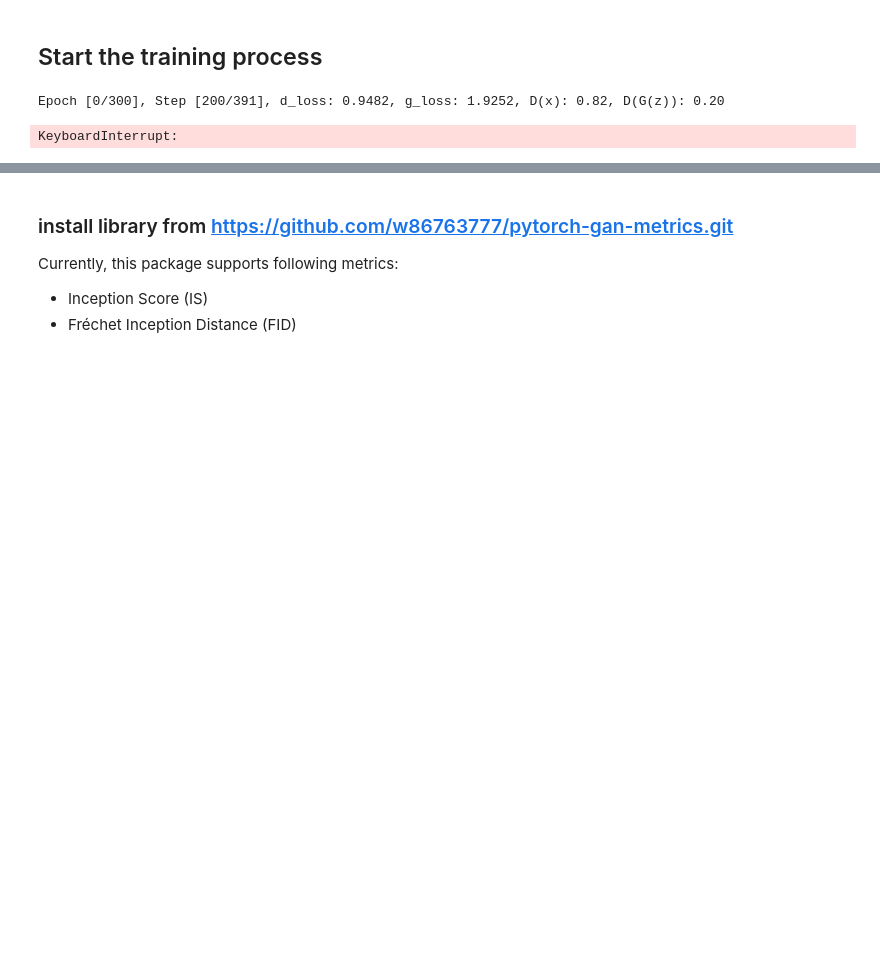
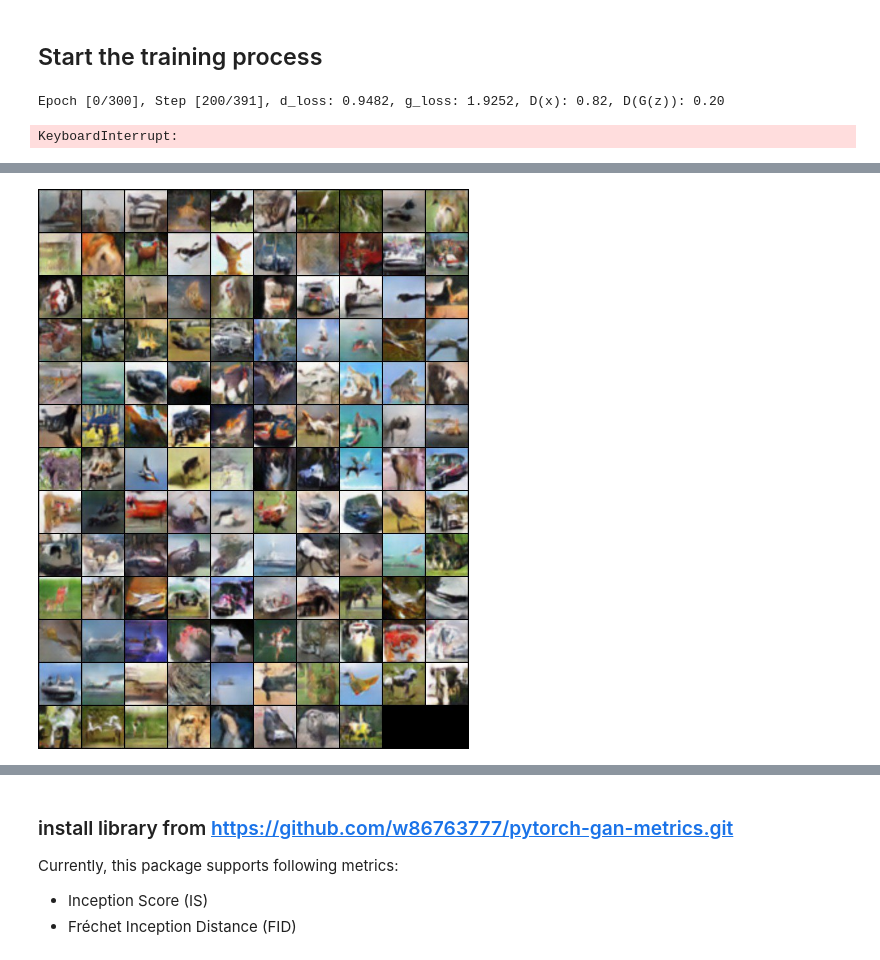
Before and after one commit to djzhendogg/Generative-Models-2025-ITMO, a Jupyter notebook: Assignment 3/3_tricks_metrics.ipynb, the cells around one changed output, grey strips where cells are left out. Saved outputs shown, nothing was run; the diff lists cells and outputs as text; code cells hidden in the pictures; blank space fills up the shorter version.

```diff
--- a/Assignment 3/3_tricks_metrics.ipynb
+++ b/Assignment 3/3_tricks_metrics.ipynb
@@ -490,3 +492,7 @@ Image(os.path.join(CFG.sample_dir, 'fake_images-125.png'))
+# %%
+Image(os.path.join(CFG.sample_dir, 'fake_images-0300.jpg'))
+# %% [output]
+[figure, added]
 # %%
 plt.plot(d_losses, '-')
 plt.plot(g_losses, '-')
```
Also changed, not shown: parts of 3 cells of this notebook.
